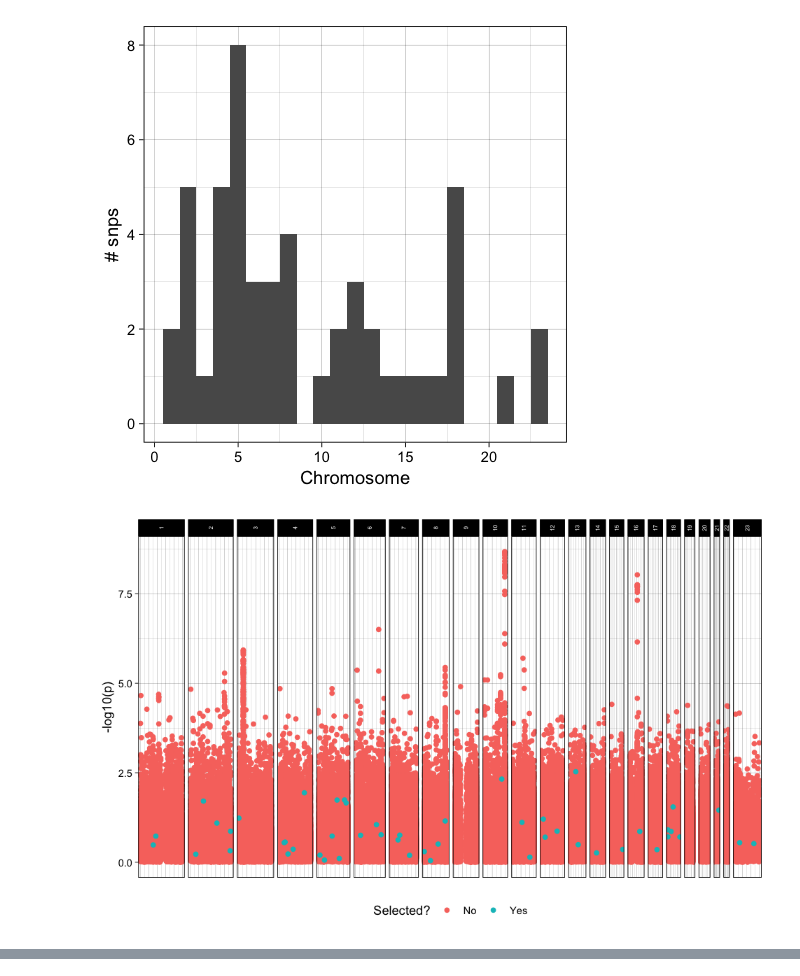
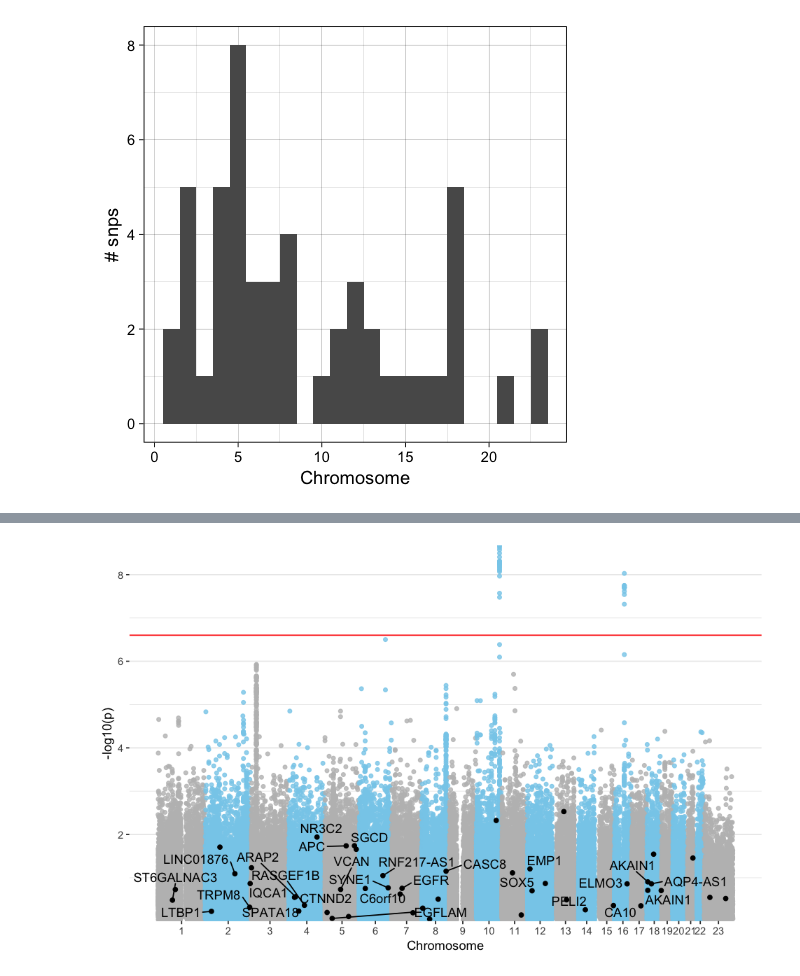
Before and after one commit to hclimente/nori, a Jupyter notebook: doc/gwas.ipynb, the cells around one changed output, grey strips where cells are left out. Saved outputs shown, nothing was run; the diff lists cells and outputs as text; code cells hidden in the pictures.

```diff
--- a/doc/gwas.ipynb
+++ b/doc/gwas.ipynb
@@ -68,24 +73,3 @@ ggplot(hl_snps, aes(chr)) +
     labs(x = 'Chromosome', y = '# snps')
 # %% [output]
 [figure]
-# %%
-gwas <- read_tsv('../../genewa/results/genesis/cones.evo.chi2.consistency.additive.gs.6082272.tsv',
-                col_types = 'ciiiccdlc') %>%
-    mutate(p = pchisq(c, df = 1, lower.tail = FALSE),
-           selected = ifelse(snp %in% hl_snps$snp, 'Yes', 'No')) %>%
-    arrange(selected)
-
-options(repr.plot.width=8, repr.plot.height=5)
-ggplot(gwas, aes(x = pos, y = -log10(p), color = selected )) +
-    geom_point() +
-    facet_grid(. ~ chr, scales = 'free', space = "free_x") +
-    theme_linedraw() +
-    theme(legend.position = 'bottom',
-          axis.text.x = element_blank(),
-          axis.title.x=element_blank(),
-          axis.ticks.x=element_blank(),
-          panel.spacing.x = unit(0.2, "lines"),
-          strip.text.x = element_text(size = 5, angle = 90)) +
-    labs(x = 'Genomic position', color = 'Selected?')
-# %% [output]
-[figure, removed]
@@ -91,0 +103,27 @@ ggplot(gwas, aes(x = pos, y = -log10(p), color = selected )) +
+# %%
+options(repr.plot.width=8, repr.plot.height=5)
+ggplot(don, aes(x=BPcum, y=-log10(p))) +
+
+    # Show all points
+    geom_point( aes(color=as.factor(chr)), alpha=0.8, size=1.3) +
+    geom_point(data = filter(don, selected == 'Yes'), aes(x=BPcum, y=-log10(p)), color = 'black') +
+    geom_text_repel(data = filter(don, selected == 'Yes'), aes(x=BPcum, y=-log10(p), label = symbol)) +
+    scale_color_manual(values = rep(c("grey", "skyblue"), 22 )) +
+
+    # Add Bonferroni line
+    geom_hline(yintercept = -log10(.05/200000), color = 'red') +
+
+    # custom X axis:
+    scale_x_continuous( label = axisdf$chr, breaks= axisdf$center ) +
+    scale_y_continuous(expand = c(0, 0) ) +     # remove space between plot area and x axis
+
+    # Custom the theme:
+    theme_bw() +
+    theme(
+      legend.position="none",
+      panel.border = element_blank(),
+      panel.grid.major.x = element_blank(),
+      panel.grid.minor.x = element_blank()
+    ) +
+    labs(x = 'Chromosome')
+# %% [output]
@@ -91,0 +132 @@ ggplot(gwas, aes(x = pos, y = -log10(p), color = selected )) +
+[figure, added]
```
Also changed, not shown: parts of 5 cells of this notebook, 4 other files.
